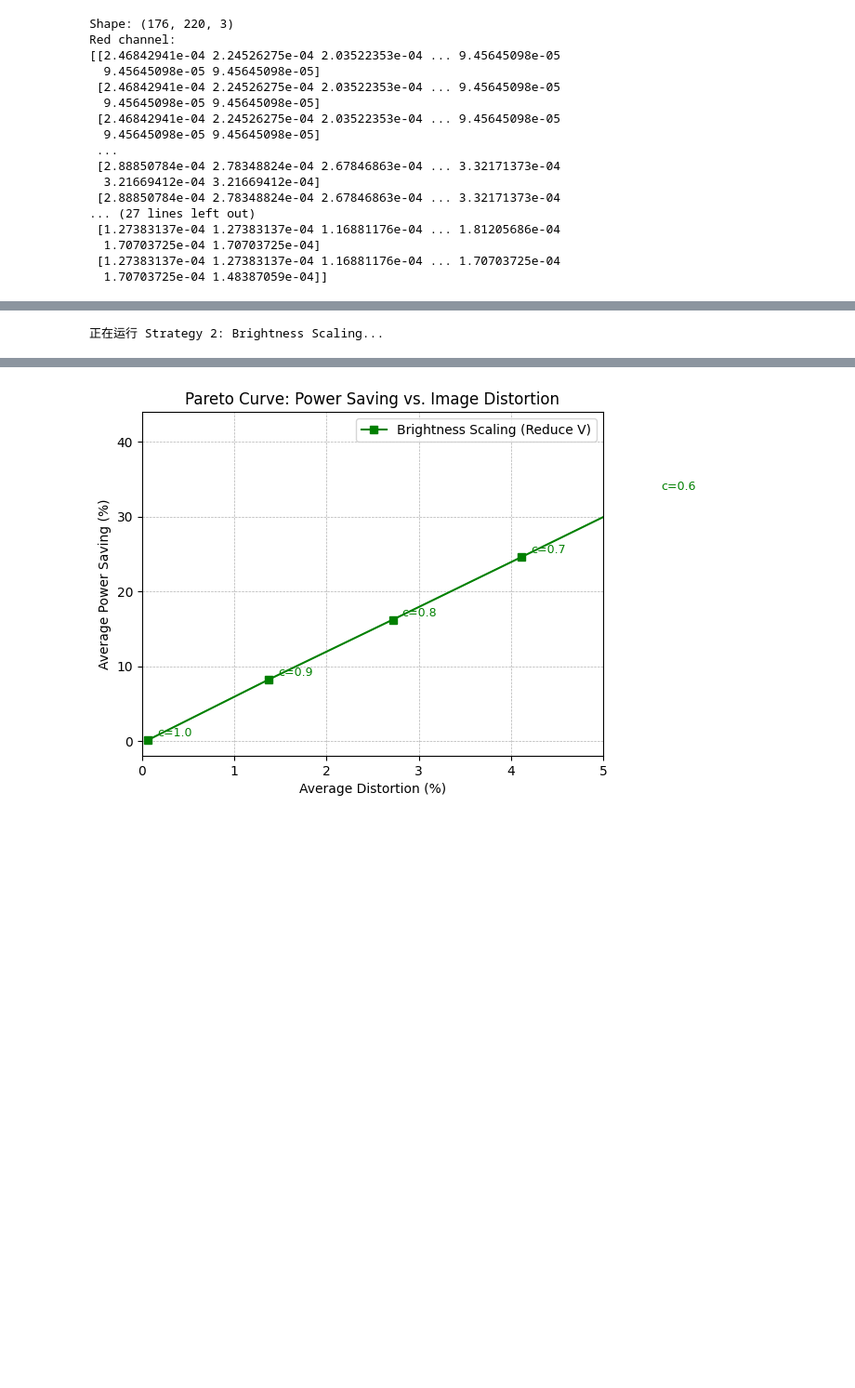
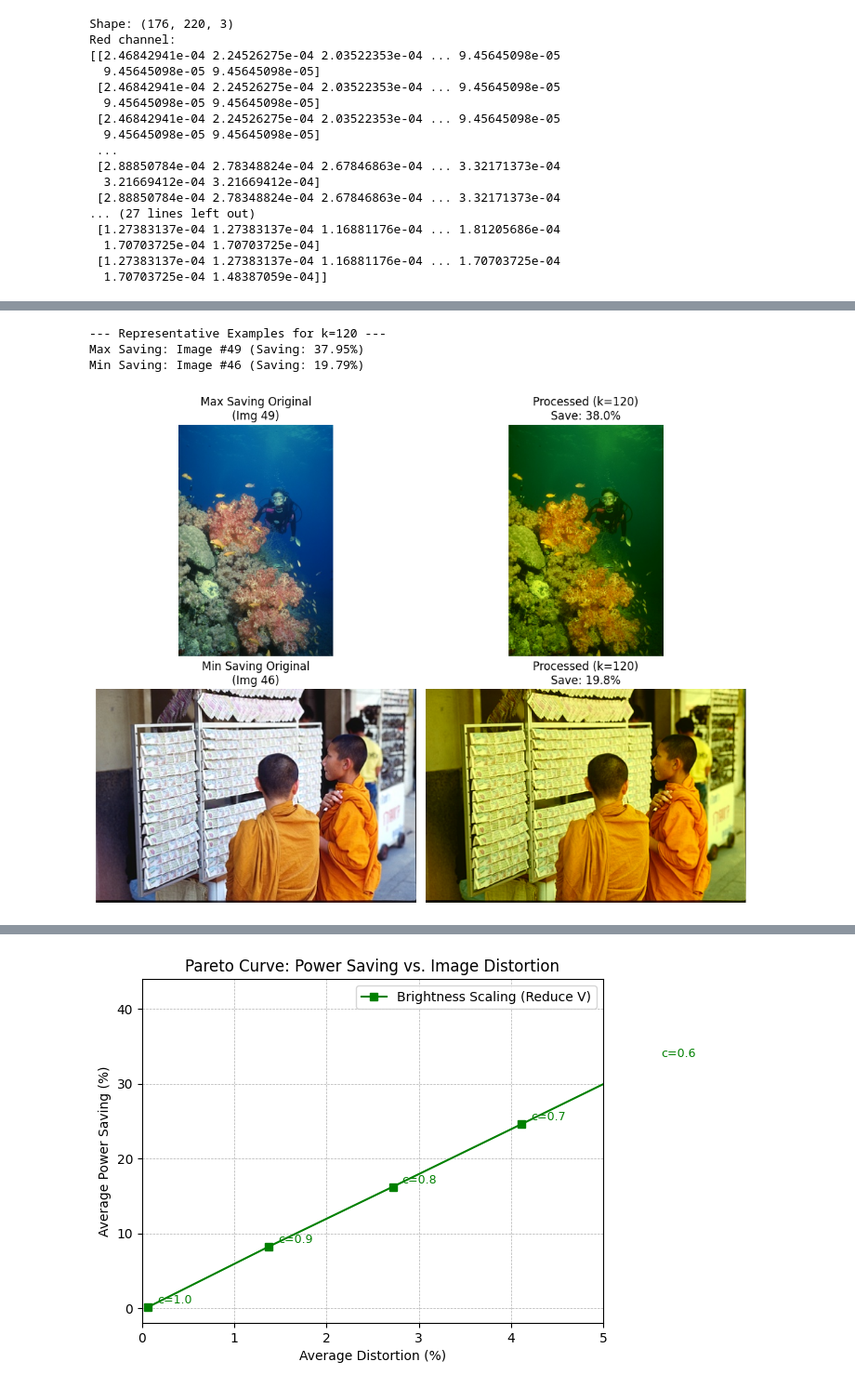
Before and after one commit to Chenya7008/EMIOT_Labs, a Jupyter notebook: lab2/lab2.ipynb, the cells around one changed output, grey strips where cells are left out. Shown at 93% size. Saved outputs shown, nothing was run; the diff lists cells and outputs as text; code cells hidden in the pictures; blank space fills up the shorter version.

Commit message:
update: lab2 part1

```diff
--- a/lab2/lab2.ipynb
+++ b/lab2/lab2.ipynb
@@ -8,7 +8,7 @@ from skimage import color
 import os
 # %%
 # Read an image
-original_image = Image.open("./test/100007.jpg")
+original_image = Image.open("./test_images/100007.jpg")
 
 # Show the image
 original_image.show()
@@ -354,0 +307,3 @@ plt.show()
+# %%
+my_folder_path="./test_images"
+images = load_images_from_folder(my_folder_path, limit=50)
@@ -355,3 +411,49 @@ plt.show()
+# %%
+# select a k value to showcase, e.g., k=120
+target_k = 120
+if target_k in detailed_data:
+    stats = detailed_data[target_k]
+
+    best_img_stat = max(stats, key=lambda x: x['saving'])
+    worst_img_stat = min(stats, key=lambda x: x['saving'])
+
+    print(f"--- Representative Examples for k={target_k} ---")
+    print(f"Max Saving: Image #{best_img_stat['idx']} (Saving: {best_img_stat['saving']:.2f}%)")
+    print(f"Min Saving: Image #{worst_img_stat['idx']} (Saving: {worst_img_stat['saving']:.2f}%)")
+
+    # --- Plotting ---
+    import matplotlib.pyplot as plt
+
+    # getting original images
+    img_best_orig = images[best_img_stat['idx']]
+    img_worst_orig = images[worst_img_stat['idx']]
+
+    # getting processed images
+    img_best_proc = apply_hungry_blue(img_best_orig, target_k)
+    img_worst_proc = apply_hungry_blue(img_worst_orig, target_k)
+
+    fig, axes = plt.subplots(2, 2, figsize=(10, 8))
+
+    # saving most power
+    axes[0,0].imshow(img_best_orig)
+    axes[0,0].set_title(f"Max Saving Original\n(Img {best_img_stat['idx']})")
+    axes[0,1].imshow(img_best_proc)
+    axes[0,1].set_title(f"Processed (k={target_k})\nSave: {best_img_stat['saving']:.1f}%")
+
+    # saving least power
+    axes[1,0].imshow(img_worst_orig)
+    axes[1,0].set_title(f"Min Saving Original\n(Img {worst_img_stat['idx']})")
+    axes[1,1].imshow(img_worst_proc)
+    axes[1,1].set_title(f"Processed (k={target_k})\nSave: {worst_img_stat['saving']:.1f}%")
+
+    for ax in axes.flat: ax.axis('off')
+    plt.tight_layout()
+    plt.show()
+# %% [output]
+--- Representative Examples for k=120 ---
+Max Saving: Image #49 (Saving: 37.95%)
+Min Saving: Image #46 (Saving: 19.79%)
+[figure, added]
 # %%
 def apply_contrast_brightness(img, scale_v):
     # 转换到 HSV (skimage返回 0-1 float)
@@ -360,25 +462,3 @@ def apply_contrast_brightness(img, scale_v):
     hsv[:, :, 2] = np.clip(hsv[:, :, 2], 0, 1) # 限制在 0-1
     # 转回 RGB 并扩展到 0-255
     return (color.hsv2rgb(hsv) * 255).astype(np.uint8)
-# %%
-results_contrast = []
-c_values = [1.0, 0.9, 0.8, 0.7, 0.6, 0.5]
-
-
-print("正在运行 Strategy 2: Brightness Scaling...")
-for c in c_values:
-        tot_dist, tot_save = 0, 0
-        for img in images:
-            p_orig = estimate_power_part1(img)
-            img_new = apply_contrast_brightness(img, c)
-            p_new = estimate_power_part1(img_new)
-
-            saving = (p_orig - p_new) / p_orig * 100
-            dist = compute_distortion(img, img_new)
-
-            tot_dist += dist
-            tot_save += saving
-
-        results_contrast.append((tot_dist / len(images), tot_save / len(images)))
-# %% [output]
-正在运行 Strategy 2: Brightness Scaling...
```
Also changed, not shown: parts of 12 cells of this notebook, 33 other files.
